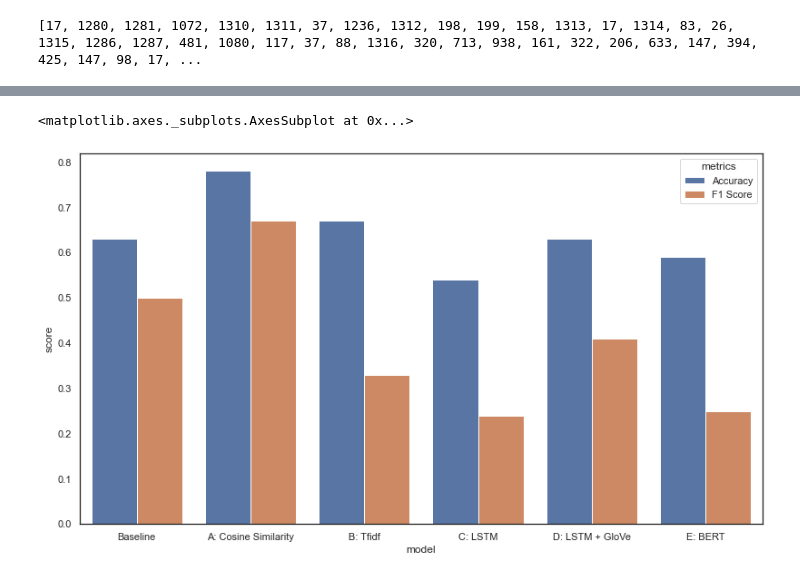
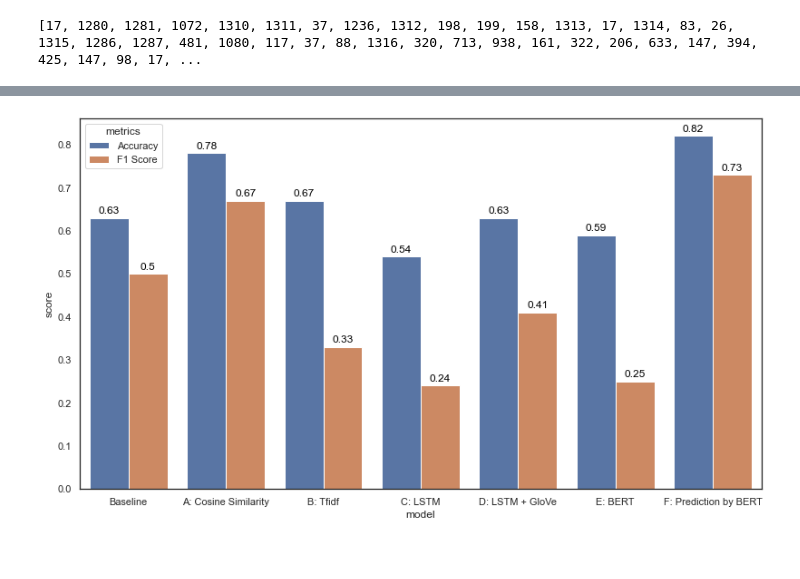
Before and after one commit to yukit-k/centralbank_analysis, a Jupyter notebook: src/FOMC_Analysis_Summary.ipynb, the cells around one changed output, grey strips where cells are left out. Drawn from its saved outputs; the diff is of its cells as text; code cells hidden in the pictures.

```diff
--- a/src/FOMC_Analysis_Summary.ipynb
+++ b/src/FOMC_Analysis_Summary.ipynb
@@ -475,8 +485,7 @@ The models are the same as Financial News / Tweets sentiment analysis but includ
 # %%
 final_result_dict = {
-    'model': ["Baseline"]*2 + ["A: Cosine Similarity"]*2 + ["B: Tfidf"]*2 + ["C: LSTM"]*2 + ["D: LSTM + GloVe"]*2 + ["E: BERT"]*2,
-    'metrics': ["Accuracy", "F1 Score"]*6,
-    'score': [0.63, 0.50] + [0.78, 0.67] + [0.67, 0.33] + [0.54, 0.24] + [0.63, 0.41] + [0.59, 0.25]
+    'model': ["Baseline"]*2 + ["A: Cosine Similarity"]*2 + ["B: Tfidf"]*2 + ["C: LSTM"]*2 + ["D: LSTM + GloVe"]*2 + ["E: BERT"]*2 + ["F: Prediction by BERT"]*2,
+    'metrics': ["Accuracy", "F1 Score"]*7,
+    'score': [0.63, 0.50] + [0.78, 0.67] + [0.67, 0.33] + [0.54, 0.24] + [0.63, 0.41] + [0.59, 0.25] + [0.82, 0.73]
 }
 final_result = pd.DataFrame(final_result_dict)
-final_result
@@ -497,6 +492,10 @@ final_result
-# %%
-plt.figure(figsize=(12, 7))
-sns.barplot(x=final_result['model'], y=final_result['score'], hue=final_result['metrics'])
-# %% [output]
-<matplotlib.axes._subplots.AxesSubplot at 0x...>
-[figure, removed]
+# %%
+plt.figure(figsize=(12, 7))
+g = sns.barplot(x='model', y='score', hue='metrics', data=final_result)
+for index, row in final_result.loc[final_result['metrics']=='Accuracy'].iterrows():
+    g.text(index/2-0.2, row.score+0.01, row.score, color='black', ha="center")
+for index, row in final_result.loc[final_result['metrics']=='F1 Score'].iterrows():
+    g.text(index/2-0.3, row.score+0.01, row.score, color='black', ha="center")
+plt.show()
+# %% [output]
+[figure, added]
```
Also changed, not shown: parts of 3 cells of this notebook, 2 other files.
